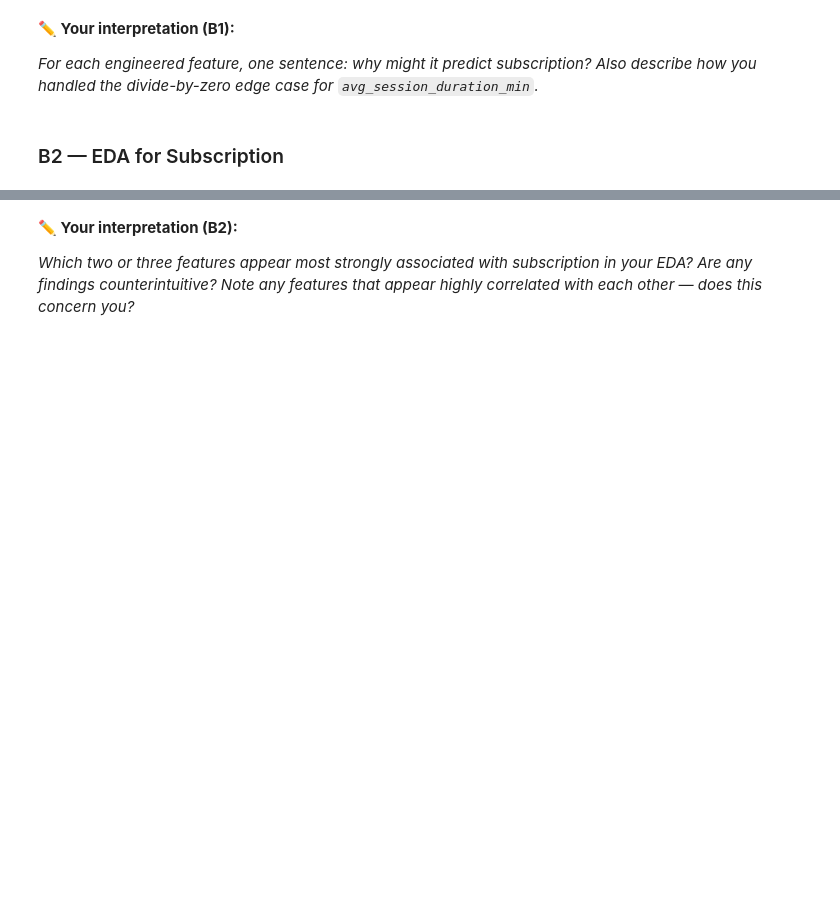
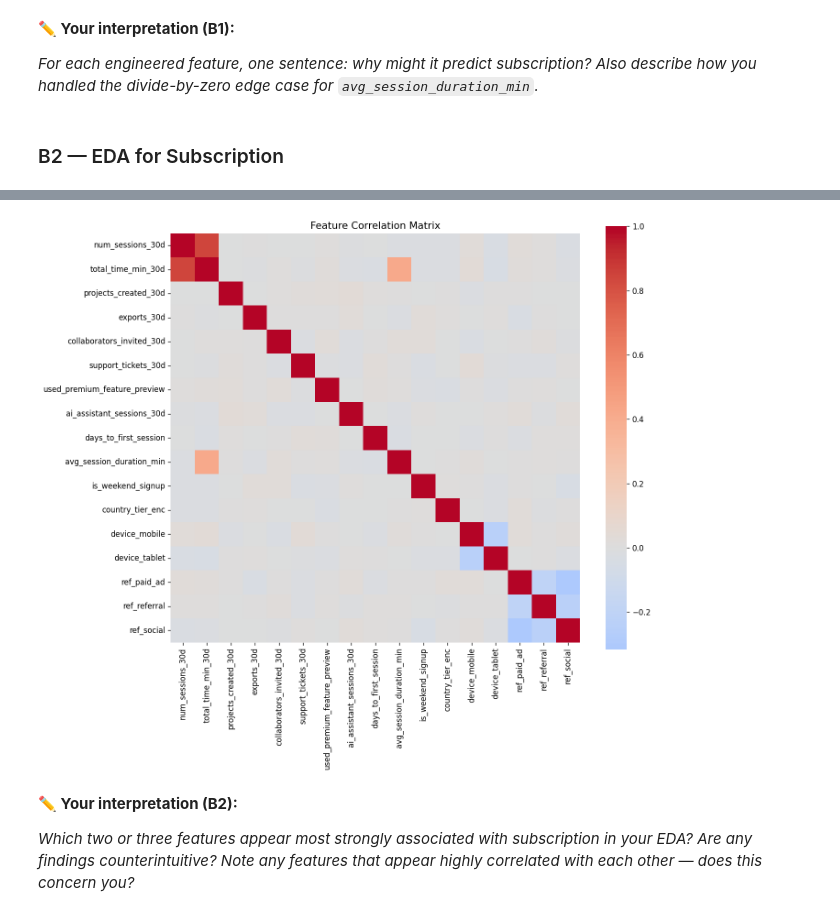
Before and after one commit to zlwym/IAT461_Assignment02, a Jupyter notebook: iat461_a2_scaffold_empty.ipynb, the cells around one changed output, grey strips where cells are left out. Drawn from its saved outputs; the diff is of its cells as text; code cells hidden in the pictures; blank space fills up the shorter version.

```diff
--- a/iat461_a2_scaffold_empty.ipynb
+++ b/iat461_a2_scaffold_empty.ipynb
@@ -771,9 +846,23 @@ plt.show()
 # %%
 # YOUR CODE HERE
 # Correlation matrix of numeric features (exclude user_id and binary outcome)
-# numeric_features = X_sub.select_dtypes(include='number').columns.tolist()
-# corr = X_sub[numeric_features].corr()
+numeric_features = X_sub.select_dtypes(include='number').columns.tolist()
+corr = X_sub[numeric_features].corr()
+
 # Plot as heatmap
+
+plt.figure(figsize=(12,10))
+sns.heatmap(
+    corr,
+    cmap='coolwarm',
+    center=0,
+    square=True
+)
+
+plt.title('Feature Correlation Matrix')
+plt.show()
+# %% [output]
+[figure, added]
 # %% [markdown]
 **✏️ Your interpretation (B2):**
 
```
Also changed, not shown: parts of 3 cells of this notebook.
